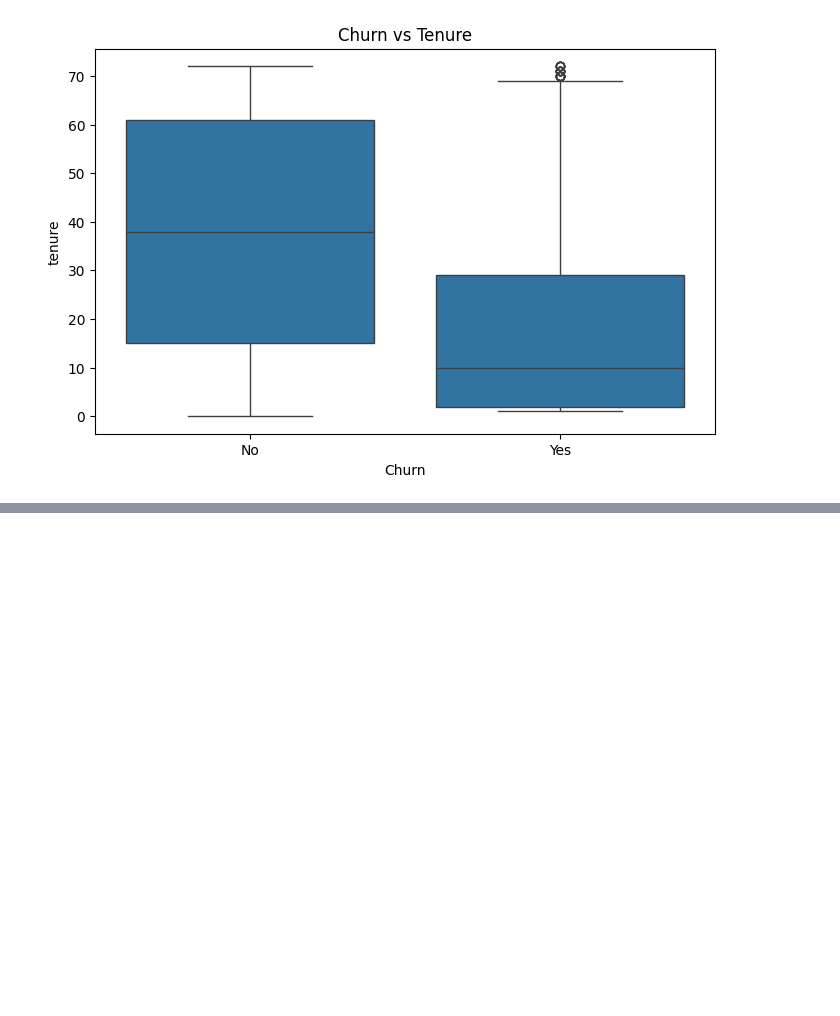
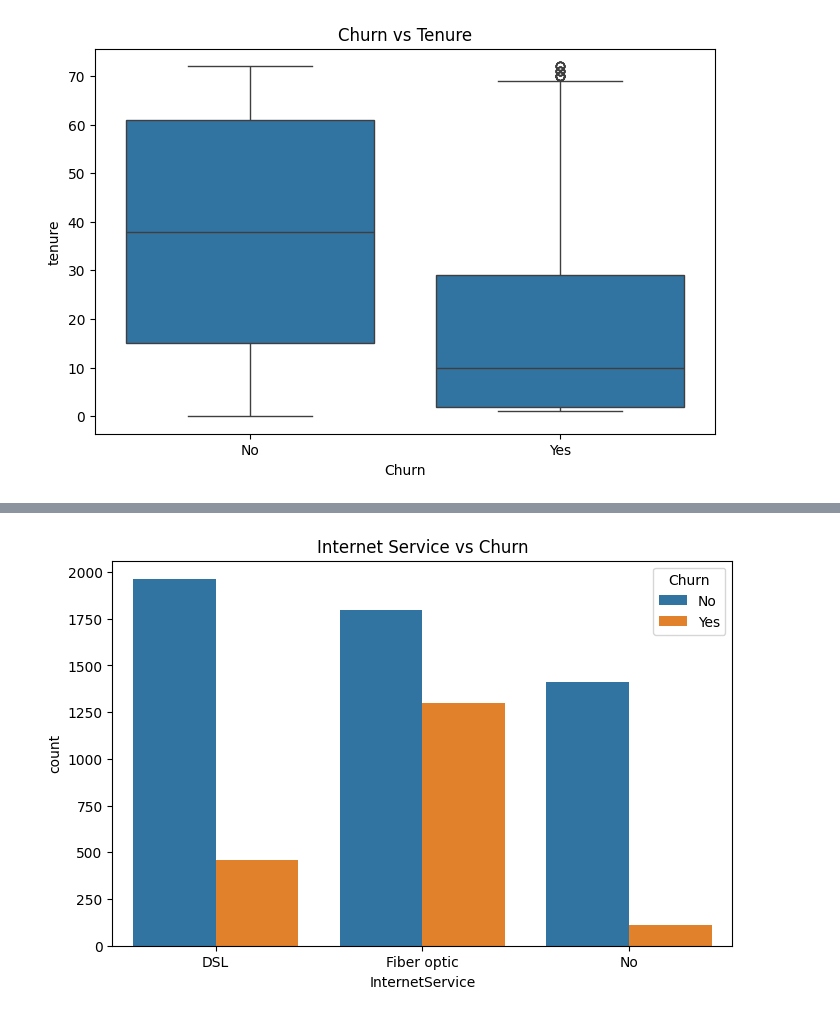
Before and after one commit to Meet946/Customer-Churn-Prediction, a Jupyter notebook: notebooks/03_eda.ipynb, the cells around one changed output, grey strips where cells are left out. Saved outputs shown, nothing was run; the diff lists cells and outputs as text; code cells hidden in the pictures; blank space fills up the shorter version.

```diff
--- a/notebooks/03_eda.ipynb
+++ b/notebooks/03_eda.ipynb
@@ -117,0 +176,14 @@ plt.show()
+# %%
+plt.figure(figsize=(8,5))
+
+sns.countplot(
+    x="InternetService",
+    hue="Churn",
+    data=df
+)
+
+plt.title("Internet Service vs Churn")
+
+plt.show()
+# %% [output]
+[figure, added]
```
Also changed, not shown: parts of 7 cells of this notebook, 1 other file.
